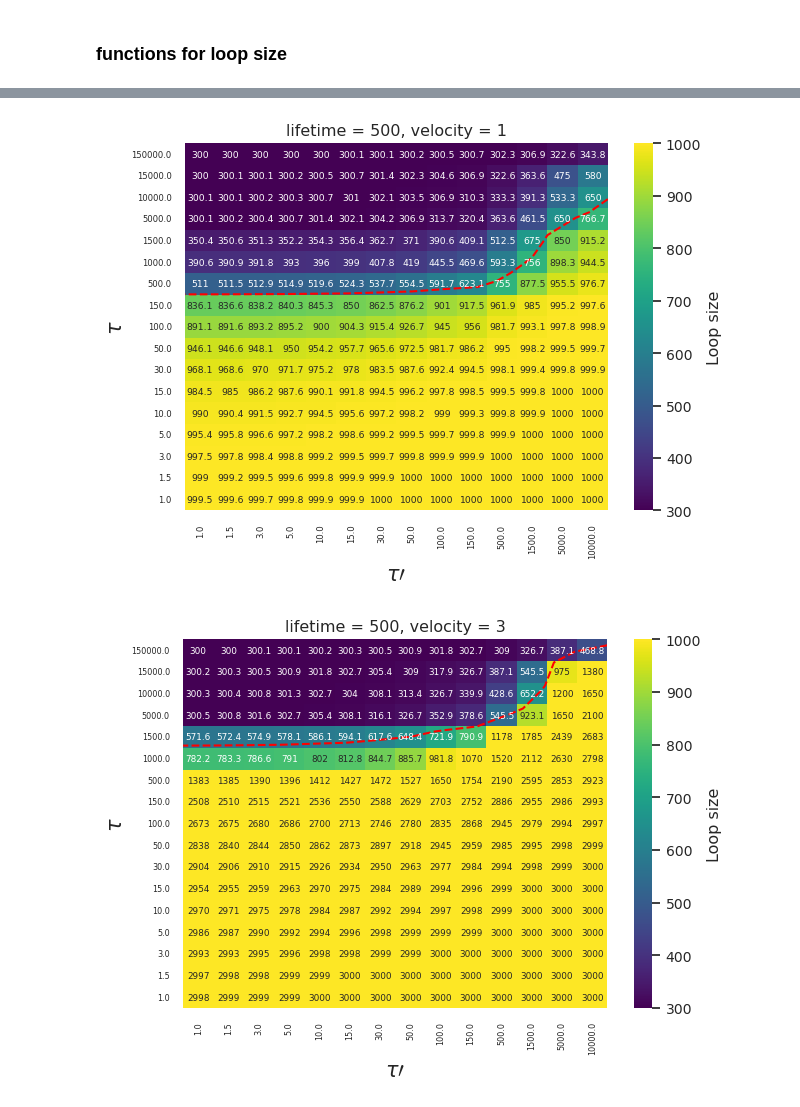
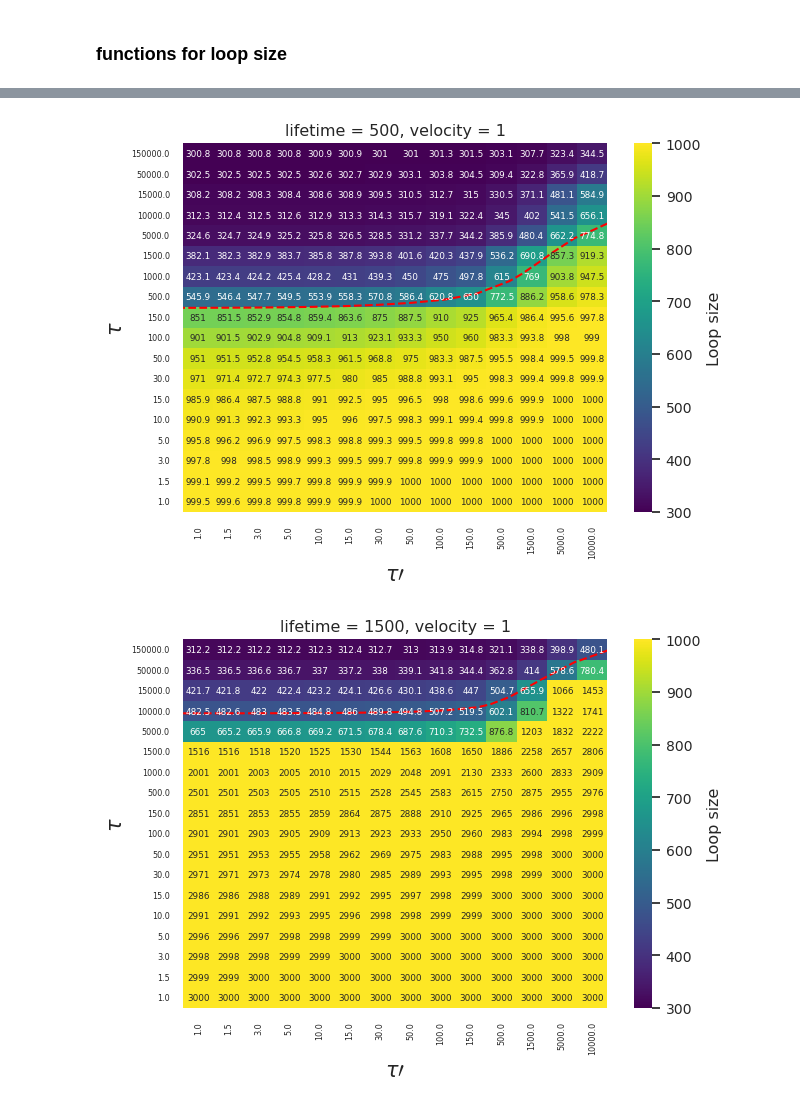
Before and after one commit to Fudenberg-Research-Group/dynamic_extrusion_boundaries, a Jupyter notebook: analysis/loop_size_theoretical.ipynb, the cells around one changed output, grey strips where cells are left out. Cells and saved outputs as stored; diff of their text form; code cells hidden in the pictures.

```diff
--- a/analysis/loop_size_theoretical.ipynb
+++ b/analysis/loop_size_theoretical.ipynb
@@ -101,26 +105,13 @@ file.close()
 # %%
 unique_vel = [ 1]
 
-unique_life = [ 500]
-#unique_sep = [100]
-file = pd.read_csv('../../data/loop_size_theoretical.csv')
-lifetime = file['lifetime']
-velocity = file['velocity']
-clife = file['clife']
-cof = file['cof']
-
-unique_life = np.unique(lifetime)
-unique_vel = np.unique(velocity)
-unique_clife = np.unique(clife)
-unique_cof = np.unique(cof)
-
-c = 1
+unique_life = [ 500, 1500]
+file = pd.read_csv('../output/scores/simulation/scores/loop_size_theoretical_est.csv')
 
 for life in list(unique_life):
     for vel in list(unique_vel):
 
-        new_file = file[(lifetime == life) & (velocity == vel)][['clife', 'cof', 'loopsize']]
-        #print(new_file)
+        new_file = file.query('lifetime==@life and velocity==@vel')[['clife', 'cof', 'loopsize']]
         heatmap_data = new_file.pivot('clife', 'cof', 'loopsize')
 
         # Create the heatmap using seaborn
@@ -138,11 +129,6 @@ for life in list(unique_life):
         plt.ylabel(r'$\tau$', fontsize=15)
         plt.title('lifetime =%s, velocity= %s' % (life, vel),fontsize =15)
         plt.gca().invert_yaxis()
-
-        c += 1
-
-
         plt.tight_layout()
-        #plt.savefig('averaged_loop_size_life_%s_vel_%s_sep_%s.png'%(life,vel,sep))
         plt.show()
 # %% [output]
@@ -153,48 +137,38 @@ for life in list(unique_life):
 # %%
-# Read the data from the CSV file
-file = pd.read_csv('../../data/loop_size_theoretical.csv')
-
-# Define unique values for lifetime and velocity
-unique_life = np.unique(file['lifetime'])
-unique_vel = np.unique(file['velocity'])
-
-c = 1
-
 for life in unique_life:
     for vel in unique_vel:
         # Filter the data based on lifetime and velocity
-        new_file = file[(file['lifetime'] == life) & (file['velocity'] == vel)][['clife', 'cof', 'loopsize']]
+        new_file = file.query('lifetime==@life and velocity==@vel')[['clife', 'cof', 'loopsize']]
 
         # Pivot the filtered data to create the heatmap data
         heatmap_data = new_file.pivot('clife', 'cof', 'loopsize')
 
         fig, ax = plt.subplots()
 
         smooth_scale = 1
         z = ndimage.zoom(heatmap_data.to_numpy(), smooth_scale)
 
         # Create the heatmap using seaborn
         ax = sns.heatmap(heatmap_data, annot=True, vmin = 300, vmax= 1000,cmap='viridis', fmt='.4g', cbar_kws={'label': 'Loop size'})
         sns.set(font_scale=0.53)
         cbar = ax.collections[0].colorbar
         cbar.ax.tick_params(labelsize=10)
-        # Set the font size of color bar label
         cbar.set_label('Loop size', fontsize=11.5)
 
         # Add equipotential lines for loop size = 700
-        cntr = ax.contour(np.linspace(0, 14, 14*smooth_scale),
-                           np.linspace(0, 17, 17*smooth_scale),
-                           heatmap_data.to_numpy(), levels=[700], colors='red', linestyles='dashed')
+
+        fixed_loop = utvis.make_equipotential_lines(heatmap_data,[700], label = '',
+                                             num_line_x = 14, num_line_y = 18, color='red', linestyles='dashed')
 
         # Customize labels and title
         plt.xlabel(r'$\tau\prime$', fontsize=15)
         plt.ylabel(r'$\tau$', fontsize=15)
         plt.title('lifetime = %s, velocity = %s' % (life, vel), fontsize=11.5)
 
         plt.gca().invert_yaxis()
         plt.tight_layout()
-        plt.savefig('output/figures/figtheoretical_map_loopsize_life_%s_vel_%s.png'%(life,vel),ppt= 500)
+        plt.savefig('../output/figures/figtheoretical_map_loopsize_life_%s_vel_%s.png'%(life,vel),ppt= 500)
         plt.show()
 # %% [output]
-[figure, old version]
+[figure, new version]
-[figure, old version]
+[figure, new version]
```
Also changed, not shown: parts of 13 cells of this notebook.
